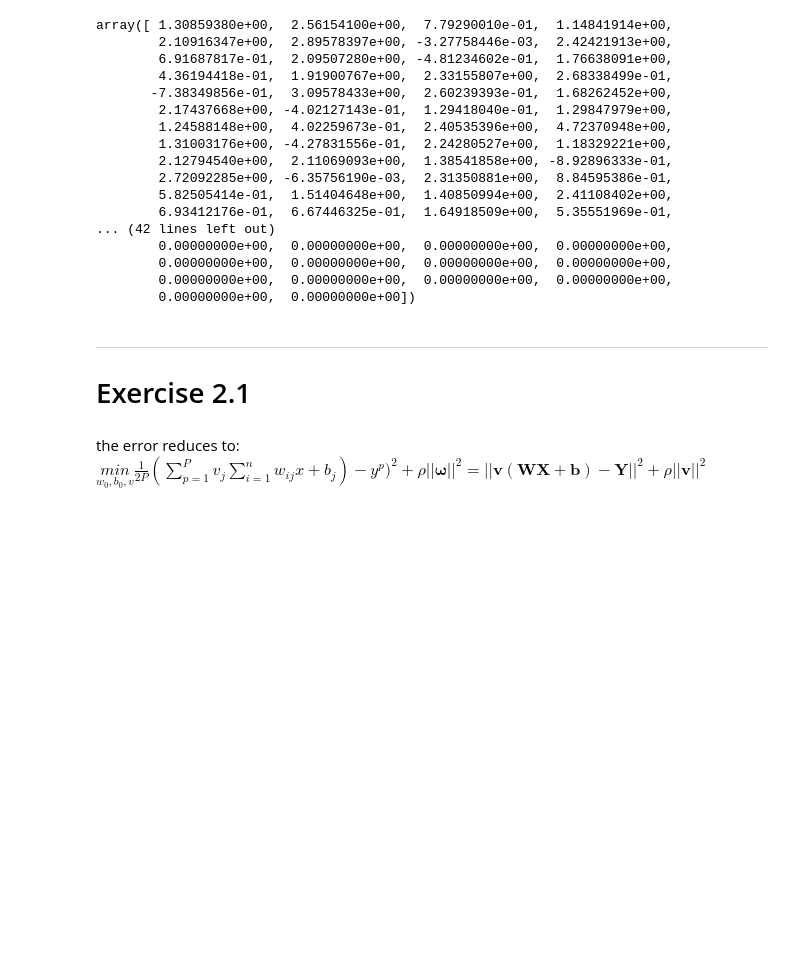
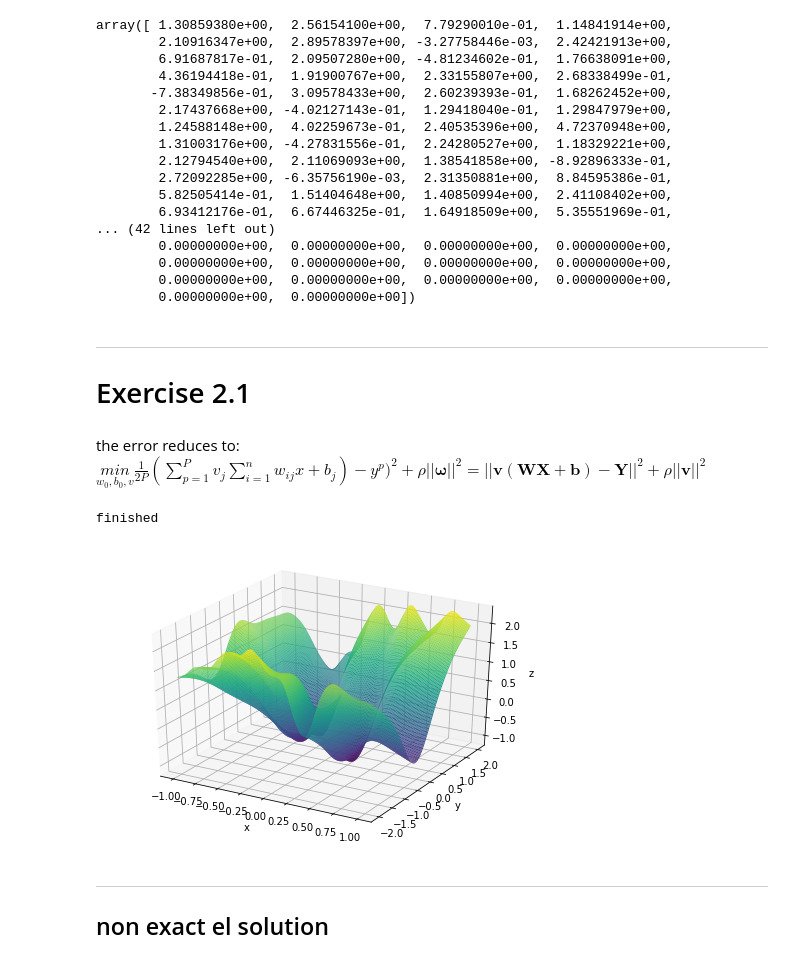
Before and after one commit to giorgiozannini/omml-homework-2, a Jupyter notebook: mlp.ipynb, the cells around one changed output. Drawn from its saved outputs; the diff is of its cells as text; code cells hidden in the pictures; blank space fills up the shorter version.

```diff
--- a/mlp.ipynb
+++ b/mlp.ipynb
@@ -186,7 +215,7 @@ plot(nn)
 # %%
 # trials for the graddient....
 N = 20
-w = np.random.normal(0,1,(N, 2))
+w = np.random.uniform(0,1,(N, 2))
 b = np.random.normal(0,1,(N, 1))
 v = np.random.normal(0,1,(1, N))
 # activation function
@@ -284,3 +313,5 @@ array([ 1.30859380e+00,  2.56154100e+00,  7.79290010e-01,  1.14841914e+00,
 # Exercise 2.1
 # %% [markdown]
 the error reduces to: $\underset{w_0, b_0, v}{min} \frac{1}{2P} (\sum_{p=1}^P v_j \sum_{i=1}^nw_{ij}x + b_j)- y^p)^2 + \rho||\mathbf{\omega}||^2 = ||\mathbf{v}(\mathbf{W}\mathbf{X} + \mathbf{b}) - \mathbf{Y}||^2 + \rho||\mathbf{v}||^2$
+# %%
+X_train, X_test, y_train, y_test = data_split(data, val = False)
@@ -291,16 +356,50 @@ class Mlp_El(ShallowNeuralNetwork):
     def g(self, x):
         return (1-np.exp(-2*x*self.sigma))/(1+np.exp(-2*x*self.sigma))
 
+    def mse(self, X, y, w, b, v):
+        return 0.5*np.mean(np.square(self.predict(X, w, b, v) - y))
+
     # forward propagation
     # to see why the mess here: https://stats.stackexchange.com/questions/69205/how-to-derive-the-ridge-regression-solution
+    def optimize(self):
+
+        a = self.w @ self.X - self.b
+        H = self.g(a)
+        H = np.concatenate((H.T, np.sqrt(self.rho)*np.identity(self.N))).T
+        y = np.concatenate((self.y, np.zeros(self.N)))
+        """
+        clf = Ridge(alpha = self.rho, tol = 10e-8)
+        print(H.shape, self.y.shape)
+        clf.fit(H.T, self.y.T)
+        self.v = clf.coef_
+        """
+
+        self.v =  np.linalg.inv(H @ H.T) @ H @ y # equal to self.v = y @ np.linalg.pinv(H) (moore-penrose pseudo inverse)
+
+
+    # forward propagation
     def predict(self, x, w, b, v):
 
-        a = np.dot(w, x) - b
+        a = w @ x - b
         z = self.g(a)
-        H = copy.copy(z)
-        H = np.concatenate((H.T, np.sqrt(self.rho)*np.identity(self.N))).T
-        y = np.concatenate((self.y, np.zeros(self.N)))
-        v = y.dot(np.linalg.pinv(H))
-
-        self.output = np.dot(v, z)
+        self.output = v @ z
         return self.output
+# %%
+for i in range(200):
+    nn = Mlp_El(X_train, y_train, N = 50, sigma = 5, rho = 10e-5)
+    nn.optimize()
+    concatenated = np.concatenate([array.reshape(-1) for array in [nn.w, nn.b, nn.v]])
+    if np.linalg.norm(np.gradient(concatenated)) < 8:
+        print("finished")
+        break
+print("Train Error :", nn.mse(X_train, y_train, nn.w, nn.b, nn.v))
+print("Test Error :", nn.mse(X_test, y_test, nn.w, nn.b, nn.v))
+# %% [output]
+finished
+# %%
+plot(nn)
+# %% [output]
+[figure, added]
+# %% [markdown]
+----------------
+## non exact el solution
```
Also changed, not shown: parts of 11 cells of this notebook.
